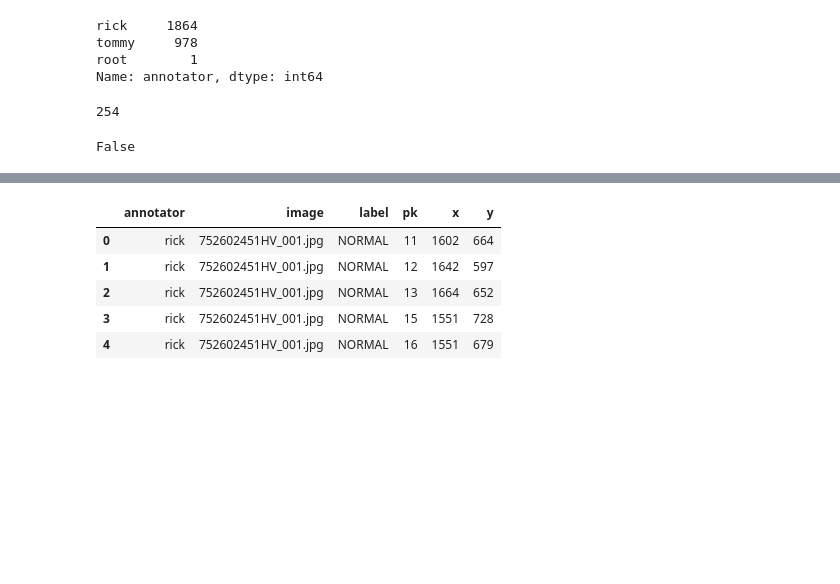
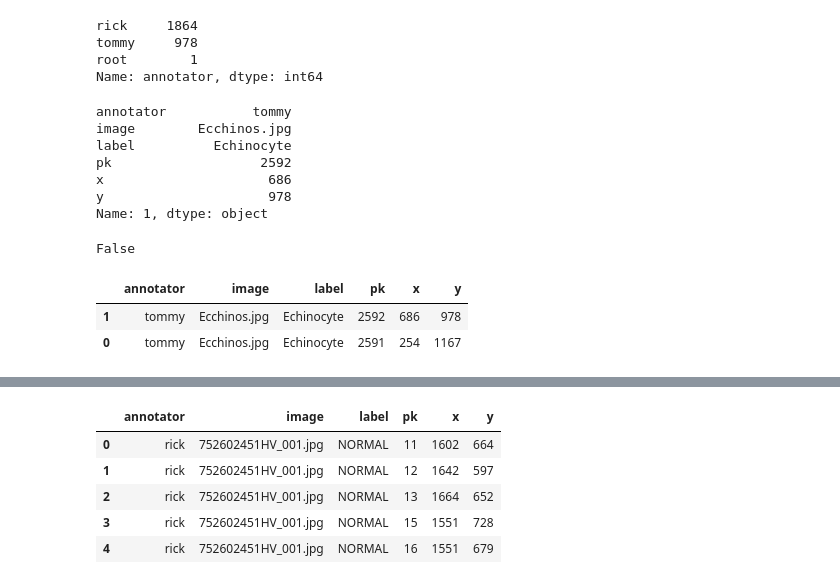
Before and after one commit to tjdurant/rbc_cnn_old, a Jupyter notebook: notebooks/CNN_DataSet_Prep.ipynb, the cells around one changed output, grey strips where cells are left out. Saved outputs shown, nothing was run; the diff lists cells and outputs as text; code cells hidden in the pictures; blank space fills up the shorter version.

```diff
--- a/notebooks/CNN_DataSet_Prep.ipynb
+++ b/notebooks/CNN_DataSet_Prep.ipynb
@@ -101,10 +101,16 @@ tommy     978
 root        1
 Name: annotator, dtype: int64
 # %%
-cell = df.ix[0]
-cell.x
+cell = df.ix[1]
+cell
 # %% [output]
-254
+annotator           tommy
+image        Ecchinos.jpg
+label          Echinocyte
+pk                   2592
+x                     686
+y                     978
+Name: 1, dtype: object
 # %%
 if cell.x in range(df.ix[1].x-30, df.ix[1].x+30):
     print True
@@ -112,6 +118,16 @@ else:
     print False
 # %% [output]
 False
+# %%
+l = []
+l.append(cell)
+l.append(test)
+x = pd.DataFrame(l)
+x
+# %% [output]
+|  | annotator | image | label | pk | x | y |
+| 1 | tommy | Ecchinos.jpg | Echinocyte | 2592 | 686 | 978 |
+| 0 | tommy | Ecchinos.jpg | Echinocyte | 2591 | 254 | 1167 |
 # %%
 "remove double labeled cells"
 i = 0
```
Also changed, not shown: parts of 3 cells of this notebook, 1 other file.
